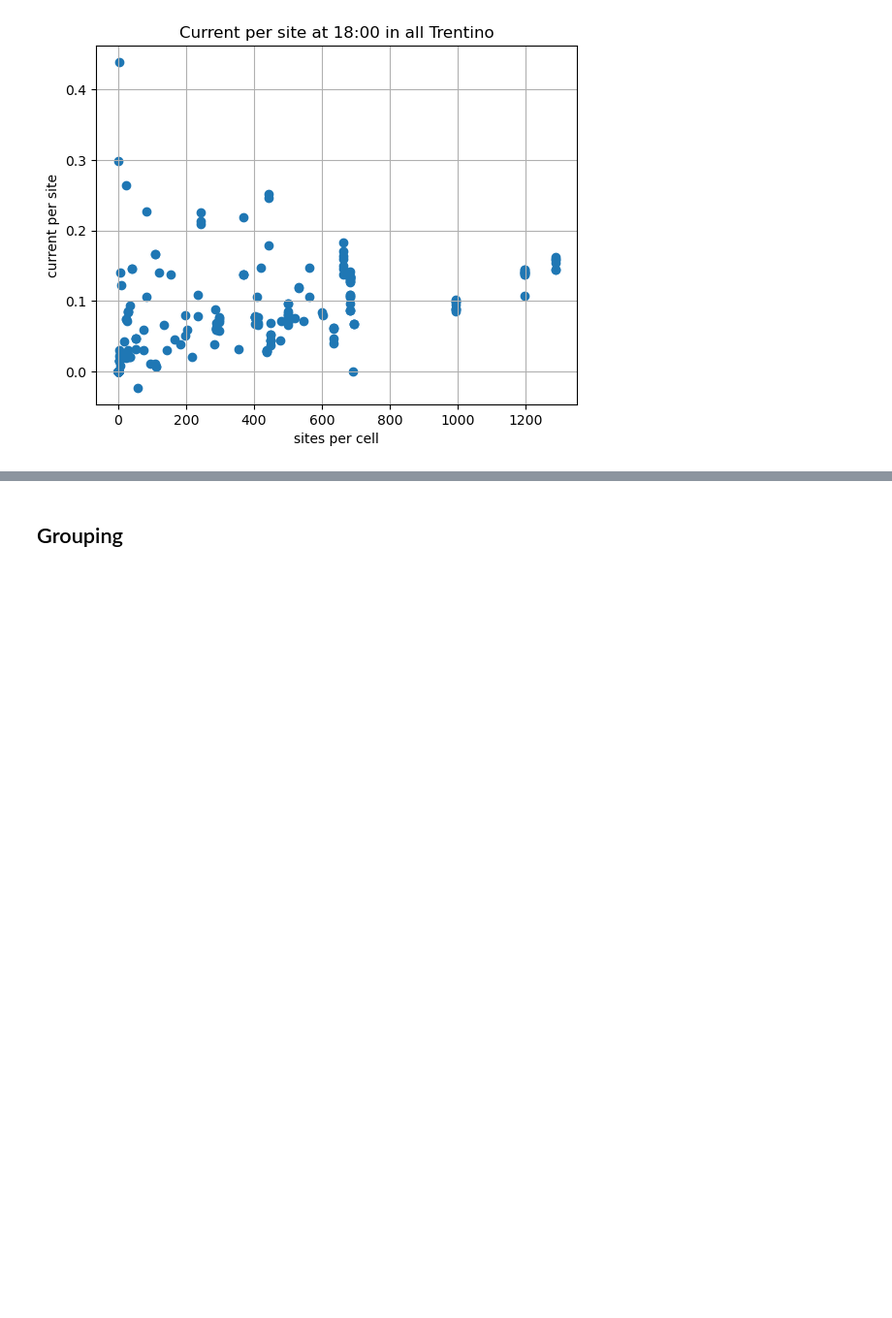
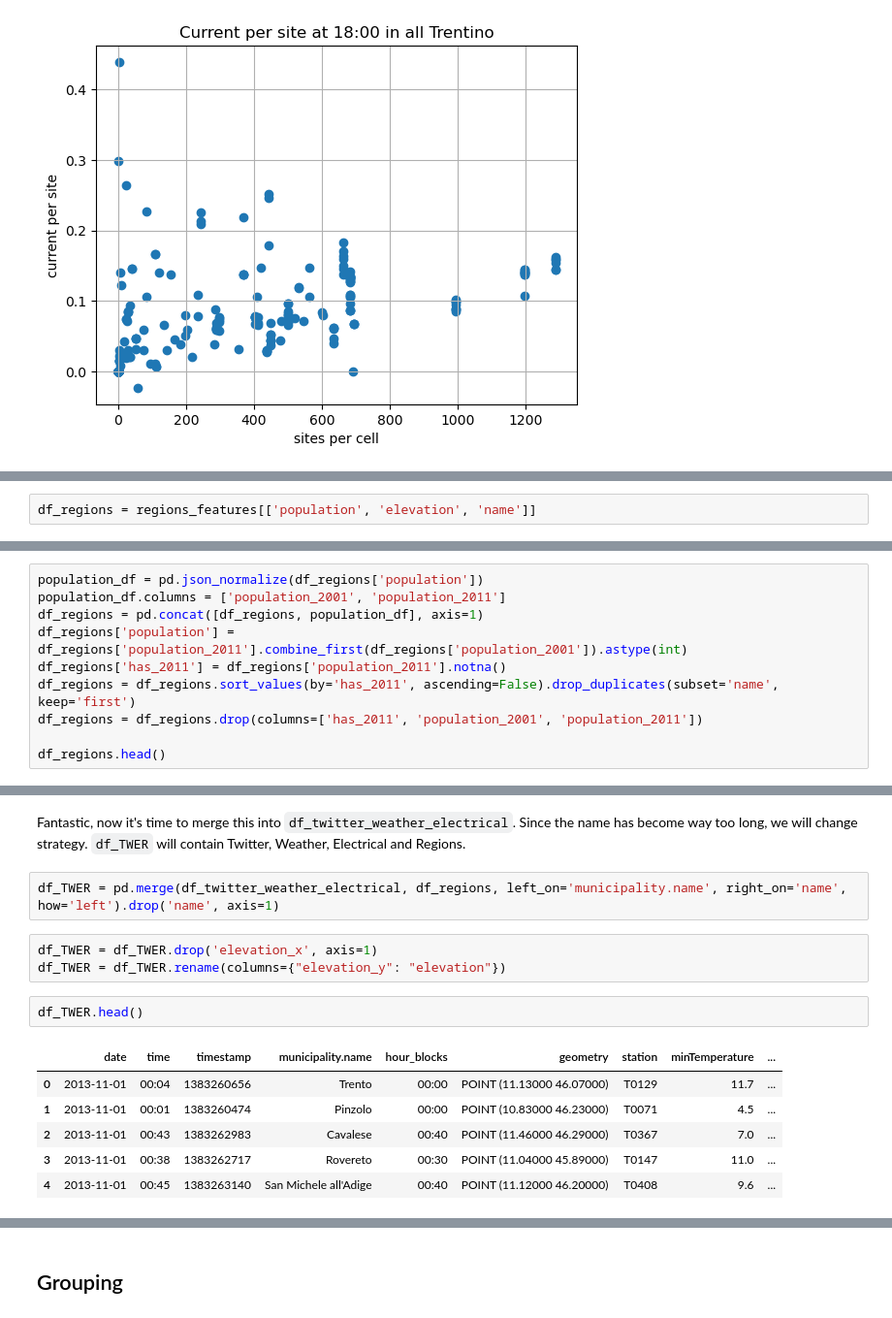
Before and after one commit to giorgiomi/social-pulse-predictor, a Jupyter notebook: notebooks/EDA.ipynb, the cells around one changed output, grey strips where cells are left out. Shown: that part at 97% size. Cells and saved outputs as stored; diff of their text form; blank space fills up the shorter version.

```diff
--- a/notebooks/EDA.ipynb
+++ b/notebooks/EDA.ipynb
@@ -509,0 +539,2 @@ plt.title('Current per site at 18:00 in all Trentino');
+# %%
+df_regions = regions_features[['population', 'elevation', 'name']]
@@ -509,0 +552,10 @@ plt.title('Current per site at 18:00 in all Trentino');
+# %%
+population_df = pd.json_normalize(df_regions['population'])
+population_df.columns = ['population_2001', 'population_2011']
+df_regions = pd.concat([df_regions, population_df], axis=1)
+df_regions['population'] = df_regions['population_2011'].combine_first(df_regions['population_2001']).astype(int)
+df_regions['has_2011'] = df_regions['population_2011'].notna()
+df_regions = df_regions.sort_values(by='has_2011', ascending=False).drop_duplicates(subset='name', keep='first')
+df_regions = df_regions.drop(columns=['has_2011', 'population_2001', 'population_2011'])
+
+df_regions.head()
@@ -509,0 +569,16 @@ plt.title('Current per site at 18:00 in all Trentino');
+# %% [markdown]
+Fantastic, now it's time to merge this into `df_twitter_weather_electrical`. Since the name has become way too long, we will change strategy. `df_TWER` will contain Twitter, Weather, Electrical and Regions.
+# %%
+df_TWER = pd.merge(df_twitter_weather_electrical, df_regions, left_on='municipality.name', right_on='name', how='left').drop('name', axis=1)
+# %%
+df_TWER = df_TWER.drop('elevation_x', axis=1)
+df_TWER = df_TWER.rename(columns={"elevation_y": "elevation"})
+# %%
+df_TWER.head()
+# %% [output]
+|  | date | time | timestamp | municipality.name | hour_blocks | geometry | station | minTemperature | ... |
+| 0 | 2013-11-01 | 00:04 | 1383260656 | Trento | 00:00 | POINT (11.13000 46.07000) | T0129 | 11.7 | ... |
+| 1 | 2013-11-01 | 00:01 | 1383260474 | Pinzolo | 00:00 | POINT (10.83000 46.23000) | T0071 | 4.5 | ... |
+| 2 | 2013-11-01 | 00:43 | 1383262983 | Cavalese | 00:40 | POINT (11.46000 46.29000) | T0367 | 7.0 | ... |
+| 3 | 2013-11-01 | 00:38 | 1383262717 | Rovereto | 00:30 | POINT (11.04000 45.89000) | T0147 | 11.0 | ... |
+| 4 | 2013-11-01 | 00:45 | 1383263140 | San Michele all'Adige | 00:40 | POINT (11.12000 46.20000) | T0408 | 9.6 | ... |
```
Also changed, not shown: parts of 21 cells of this notebook, 1 other file.
